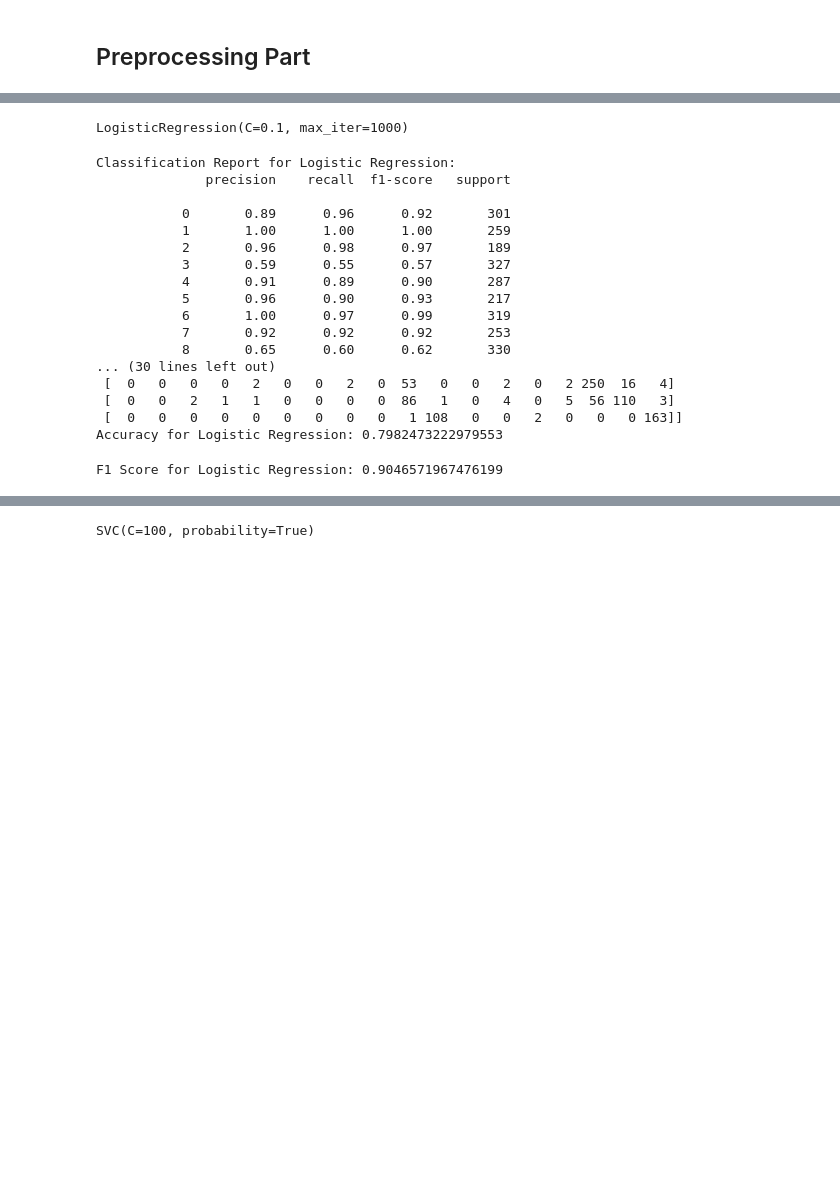
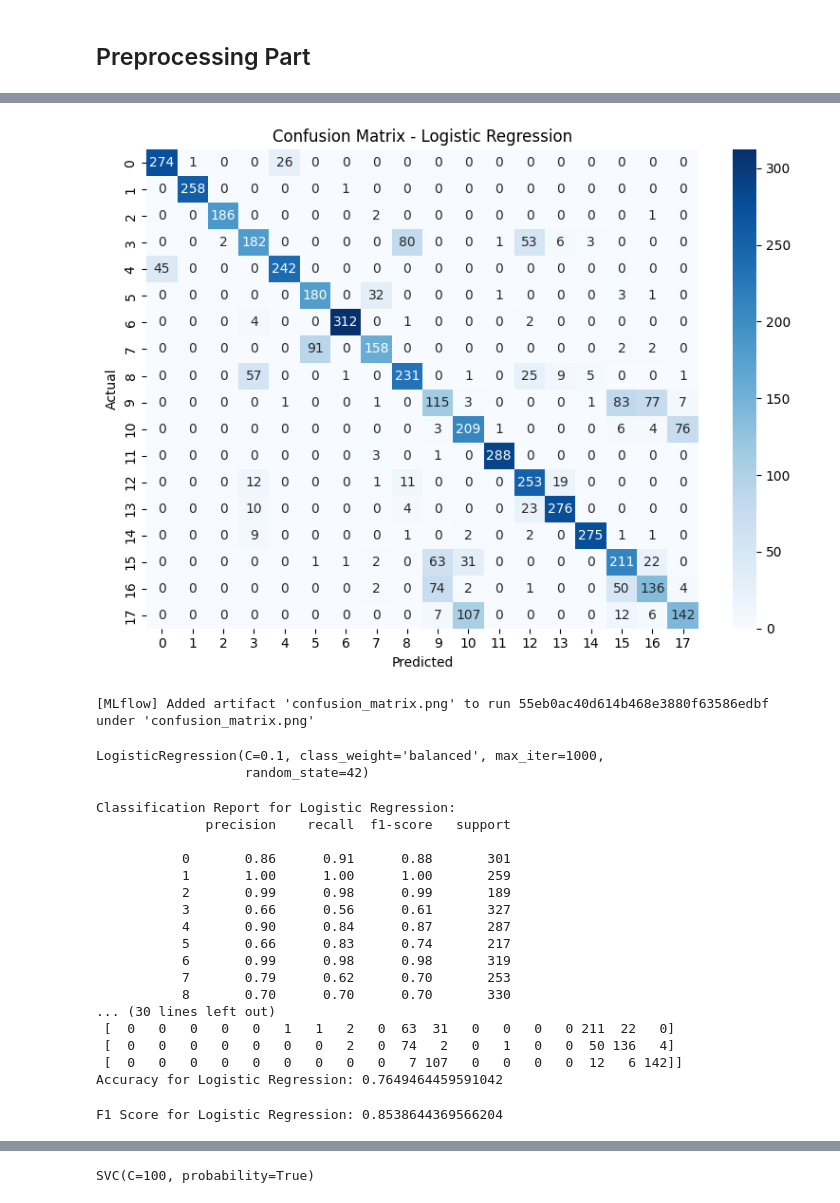
Before and after one commit to Fayad-nullPointer/hand_guestuires, a Jupyter notebook: notebook.ipynb, the cells around one changed output, grey strips where cells are left out. Drawn from its saved outputs; the diff is of its cells as text; code cells hidden in the pictures; blank space fills up the shorter version.

Commit message:
Trying some models and track results with scaling with different models to acheve high accuracy

```diff
--- a/notebook.ipynb
+++ b/notebook.ipynb
@@ -168,5 +203,5 @@ X_test_scaled = scaler.transform(X_test)
 # %%
-#Train Logistic Regression
-log_reg = LogisticRegression(max_iter=1000)
-log_reg.fit(X_train_scaled, y_train_encoded)
+#Train Logistic Regression with gini criterion
+log_reg = LogisticRegression(max_iter=200,class_weight="balanced",random_state=42)
+log_reg.fit(X_train, y_train_encoded)
 # %% [output]
@@ -174,12 +215,30 @@ LogisticRegression(max_iter=1000)
+# %%
+#add confusion matrix as artifact
+y_val_pred = log_reg.predict(X_val)
+cm = confusion_matrix(y_val_encoded, y_val_pred)
+plt.figure(figsize=(8, 6))
+sns.heatmap(cm, annot=True, fmt='d', cmap='Blues')
+plt.title('Confusion Matrix - Logistic Regression')
+plt.xlabel('Predicted')
+plt.ylabel('Actual')
+plt.savefig("confusion_matrix.png")
+plt.tight_layout()
+# %% [output]
+[figure, added]
+# %%
+add_artifact(run_id="55eb0ac40d614b468e3880f63586edbf",artifact_path="confusion_matrix.png",local_path="confusion_matrix.png")
+# %% [output]
+[MLflow] Added artifact 'confusion_matrix.png' to run 55eb0ac40d614b468e3880f63586edbf under 'confusion_matrix.png'
 # %%
 #Train Logistic Regression with different hyperparameters
-log_reg = LogisticRegression(max_iter=1000, C=0.1, penalty='l2', solver='lbfgs')
-log_reg.fit(X_train_scaled, y_train_encoded)
+log_reg = LogisticRegression(max_iter=1000, C=0.1, penalty='l2', solver='lbfgs',class_weight="balanced",random_state=42)
+log_reg.fit(X_train, y_train_encoded)
 # %% [output]
-LogisticRegression(C=0.1, max_iter=1000)
+LogisticRegression(C=0.1, class_weight='balanced', max_iter=1000,
+                   random_state=42)
 # %%
 #see results of Logistic Regression
-y_pred_log_reg = log_reg.predict(X_val_scaled)
+y_pred_log_reg = log_reg.predict(X_val)
 print("Classification Report for Logistic Regression:")
 print(classification_report(y_val_encoded, y_pred_log_reg))
 print("Confusion Matrix for Logistic Regression:")
@@ -189,23 +248,23 @@ print("Accuracy for Logistic Regression:", accuracy_score(y_val_encoded, y_pred_
 Classification Report for Logistic Regression:
               precision    recall  f1-score   support
 
-           0       0.89      0.96      0.92       301
+           0       0.86      0.91      0.88       301
            1       1.00      1.00      1.00       259
-           2       0.96      0.98      0.97       189
-           3       0.59      0.55      0.57       327
-           4       0.91      0.89      0.90       287
-           5       0.96      0.90      0.93       217
-           6       1.00      0.97      0.99       319
-           7       0.92      0.92      0.92       253
-           8       0.65      0.60      0.62       330
+           2       0.99      0.98      0.99       189
+           3       0.66      0.56      0.61       327
+           4       0.90      0.84      0.87       287
+           5       0.66      0.83      0.74       217
+           6       0.99      0.98      0.98       319
+           7       0.79      0.62      0.70       253
+           8       0.70      0.70      0.70       330
 ... (30 lines left out)
- [  0   0   0   0   2   0   0   2   0  53   0   0   2   0   2 250  16   4]
- [  0   0   2   1   1   0   0   0   0  86   1   0   4   0   5  56 110   3]
- [  0   0   0   0   0   0   0   0   0   1 108   0   0   2   0   0   0 163]]
-Accuracy for Logistic Regression: 0.7982473222979553
+ [  0   0   0   0   0   1   1   2   0  63  31   0   0   0   0 211  22   0]
+ [  0   0   0   0   0   0   0   2   0  74   2   0   1   0   0  50 136   4]
+ [  0   0   0   0   0   0   0   0   0   7 107   0   0   0   0  12   6 142]]
+Accuracy for Logistic Regression: 0.7649464459591042
 # %%
 #f1or Logistic Regression
-log_reg_f1 = f1_score(y_val_encoded, y_pred_log_reg, average='weighted')
+log_reg_f1 = f1_score(y_val_encoded, y_pred_log_reg, average='macro')
 print("F1 Score for Logistic Regression:", log_reg_f1)
 # %% [output]
-F1 Score for Logistic Regression: 0.9046571967476199
+F1 Score for Logistic Regression: 0.8538644369566204
```
Also changed, not shown: parts of 82 cells of this notebook.
